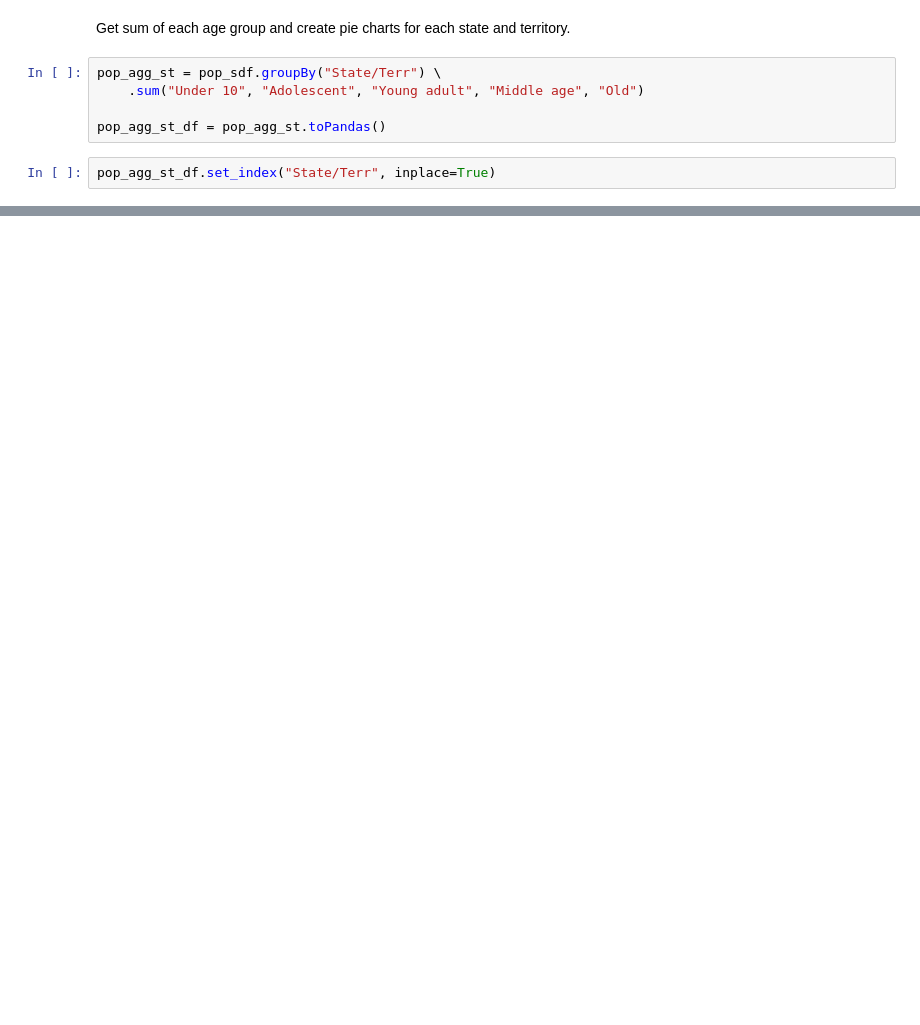
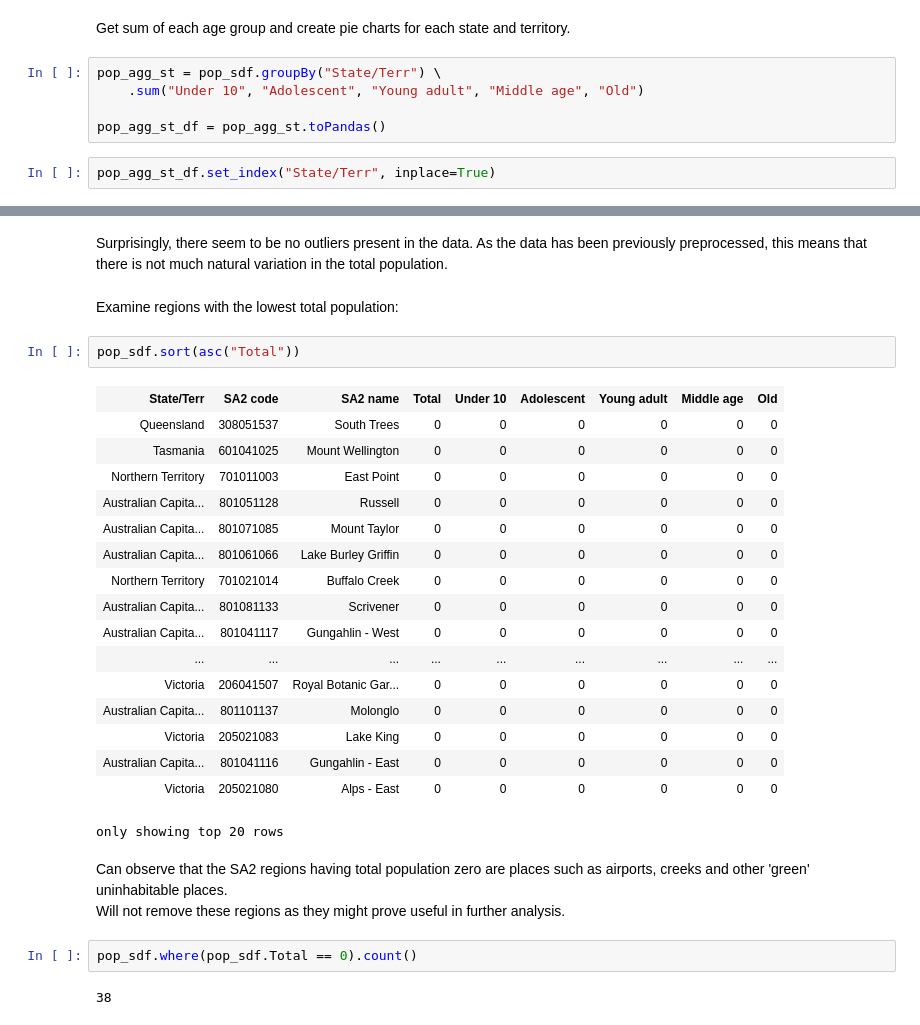
Before and after one commit to MAST30034-Applied-Data-Science/generic-buy-now-pay-later-project-group-35, a Jupyter notebook: notebooks/2.4-analysis_population.ipynb, the cells around one changed output, grey strips where cells are left out. Cells and saved outputs as stored; diff of their text form; blank space fills up the shorter version.

```diff
--- a/notebooks/2.4-analysis_population.ipynb
+++ b/notebooks/2.4-analysis_population.ipynb
@@ -85,0 +85,31 @@ It is evident that the distribution of the age groups for the states and territo
+# %% [markdown]
+Surprisingly, there seem to be no outliers present in the data. As the data has been previously preprocessed, this means that there is not much natural variation in the total population.
+# %% [markdown]
+Examine regions with the lowest total population:
+# %%
+pop_sdf.sort(asc("Total"))
+# %% [output]
+| State/Terr | SA2 code | SA2 name | Total | Under 10 | Adolescent | Young adult | Middle age | Old |
+| Queensland | 308051537 | South Trees | 0 | 0 | 0 | 0 | 0 | 0 |
+| Tasmania | 601041025 | Mount Wellington | 0 | 0 | 0 | 0 | 0 | 0 |
+| Northern Territory | 701011003 | East Point | 0 | 0 | 0 | 0 | 0 | 0 |
+| Australian Capita... | 801051128 | Russell | 0 | 0 | 0 | 0 | 0 | 0 |
+| Australian Capita... | 801071085 | Mount Taylor | 0 | 0 | 0 | 0 | 0 | 0 |
+| Australian Capita... | 801061066 | Lake Burley Griffin | 0 | 0 | 0 | 0 | 0 | 0 |
+| Northern Territory | 701021014 | Buffalo Creek | 0 | 0 | 0 | 0 | 0 | 0 |
+| Australian Capita... | 801081133 | Scrivener | 0 | 0 | 0 | 0 | 0 | 0 |
+| Australian Capita... | 801041117 | Gungahlin - West | 0 | 0 | 0 | 0 | 0 | 0 |
+| ... | ... | ... | ... | ... | ... | ... | ... | ... |
+| Victoria | 206041507 | Royal Botanic Gar... | 0 | 0 | 0 | 0 | 0 | 0 |
+| Australian Capita... | 801101137 | Molonglo | 0 | 0 | 0 | 0 | 0 | 0 |
+| Victoria | 205021083 | Lake King | 0 | 0 | 0 | 0 | 0 | 0 |
+| Australian Capita... | 801041116 | Gungahlin - East | 0 | 0 | 0 | 0 | 0 | 0 |
+| Victoria | 205021080 | Alps - East | 0 | 0 | 0 | 0 | 0 | 0 |
+only showing top 20 rows
+# %% [markdown]
+Can observe that the SA2 regions having total population zero are places such as airports, creeks and other 'green' uninhabitable places. <br>
+Will not remove these regions as they might prove useful in further analysis.
+# %%
+pop_sdf.where(pop_sdf.Total == 0).count()
+# %% [output]
+38
```
Also changed, not shown: parts of 24 cells of this notebook.
